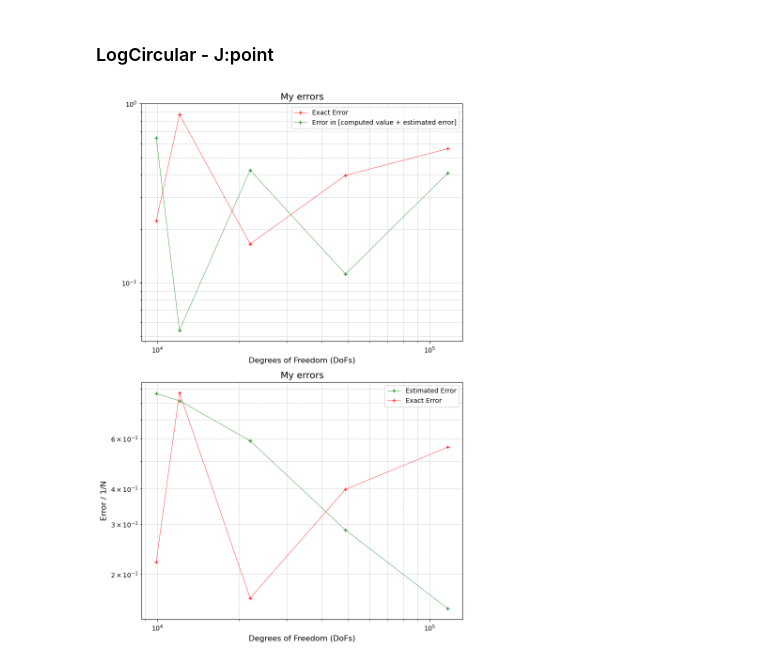
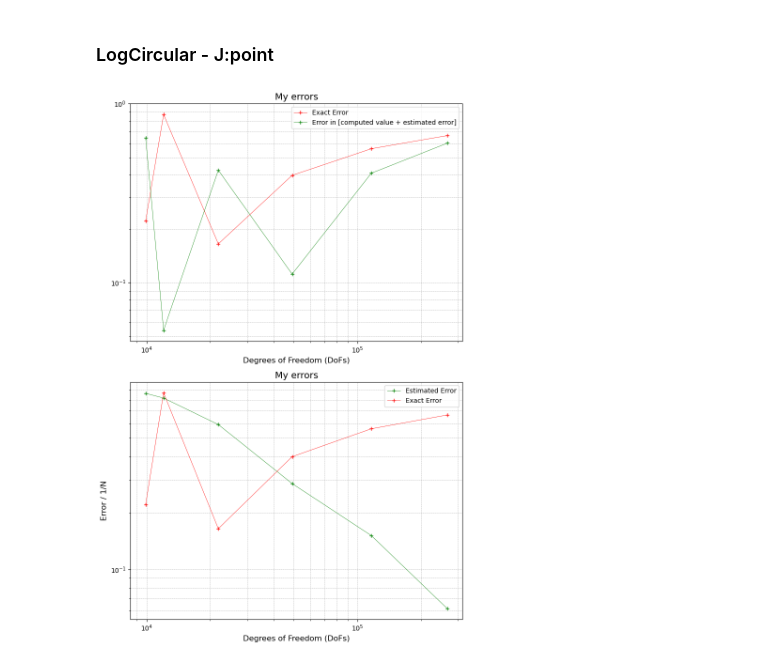
Before and after one commit to Matteo-Malve/ion_propulsion, a Jupyter notebook: postprocessing/error_convergence_plots.ipynb, the cells around one changed output. Drawn from its saved outputs; the diff is of its cells as text; code cells hidden in the pictures.

Commit message:
one more entry in plots

```diff
--- a/postprocessing/error_convergence_plots.ipynb
+++ b/postprocessing/error_convergence_plots.ipynb
@@ -314,40 +314,40 @@ import pandas as pd
 import matplotlib.pyplot as plt
 import numpy as np
 
-dofs = [9900, 12048, 21898, 49035, 116461]
-exact_err = [0.221234, 0.870945, 0.164709, 0.398064, 0.560577]
-est_err = [0.865727, 0.816694, 0.590283, 0.286323, 0.151351 ]
+dofs = [9900, 12048, 21898, 49035, 116461,266790]
+exact_err = [0.221234, 0.870945, 0.164709, 0.398064, 0.560577, 0.663798]
+est_err = [0.865727, 0.816694, 0.590283, 0.286323, 0.151351, 0.0618663 ]
 
 data = pd.DataFrame({
     "DoFs": dofs,
     "ex POINT err": exact_err,
     "est err": est_err
 })
 
 # Create the figure
 plt.figure(figsize=(8, 12))  # Adjust the figure size for two plots
 
 # Plot 1: Original log-log plot
 plt.subplot(2, 1, 1)  # First subplot (top)
 plt.loglog(data['DoFs'], data['ex POINT err'], "r-+", linewidth=0.5, label='Exact Error')
 plt.loglog(data['DoFs'], abs(data['ex POINT err']-data["est err"]),"g-+", linewidth=0.5, label='Error in [computed value + estimated error]')
 plt.xlabel('Degrees of Freedom (DoFs)', fontsize=12)
 plt.title('My errors', fontsize=14)
 plt.legend()
 plt.grid(True, which="both", linestyle='--', linewidth=0.5)
 
 # Plot 2: Duplicate plot
 plt.subplot(2, 1, 2)  # Second subplot (bottom)
 plt.loglog(data['DoFs'], data['est err'],"g-+", linewidth=0.5, label='Estimated Error')
 plt.loglog(data['DoFs'], data['ex POINT err'],"r-+", linewidth=0.5, label='Exact Error')
 plt.xlabel('Degrees of Freedom (DoFs)', fontsize=12)
 plt.ylabel('Error / 1/N', fontsize=12)
 plt.title('My errors', fontsize=14)
 plt.legend()
 plt.grid(True, which="both", linestyle='--', linewidth=0.5)
 
 # Adjust layout and show the plots
 plt.tight_layout()
 plt.show()
 # %% [output]
-[figure, old version]
+[figure, new version]
```
